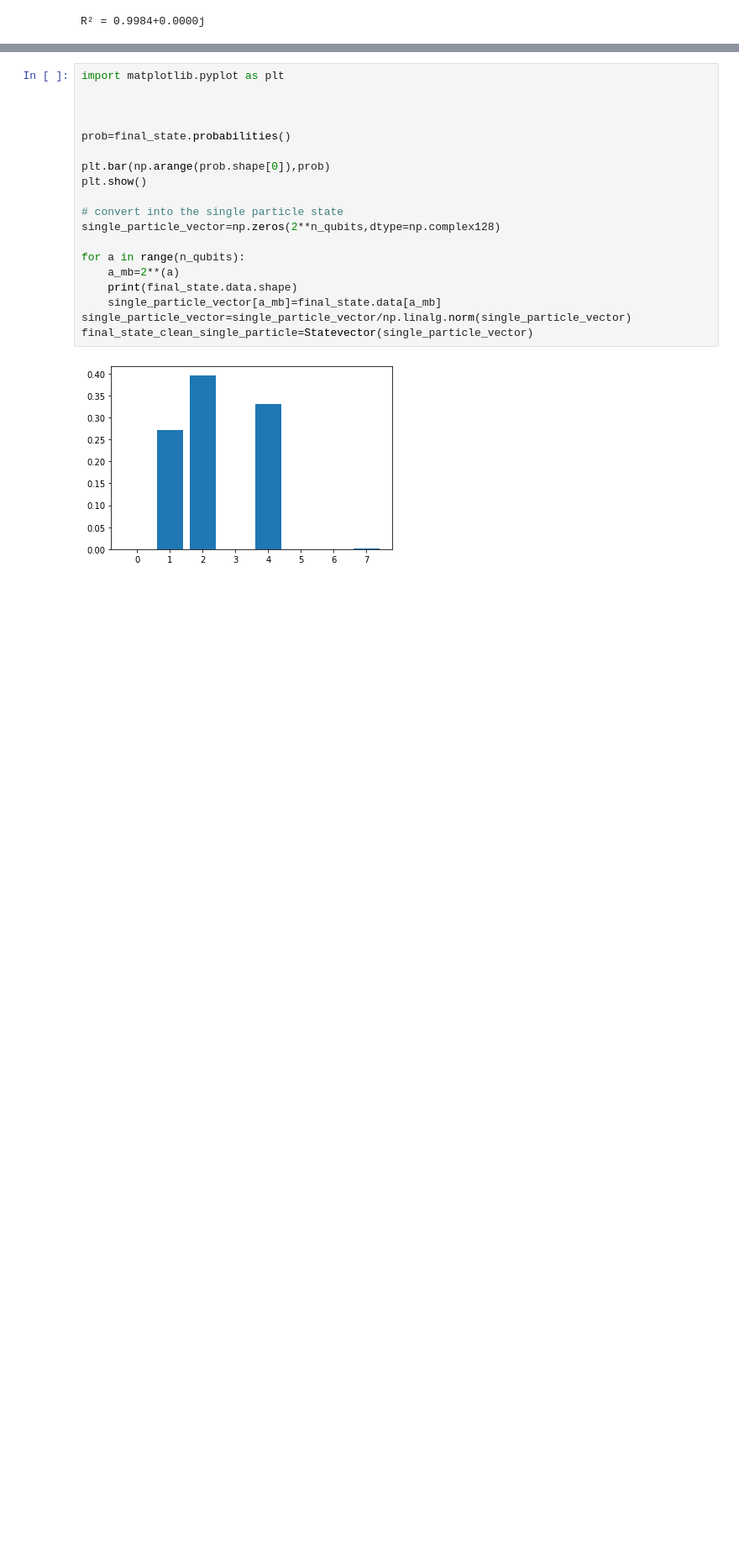
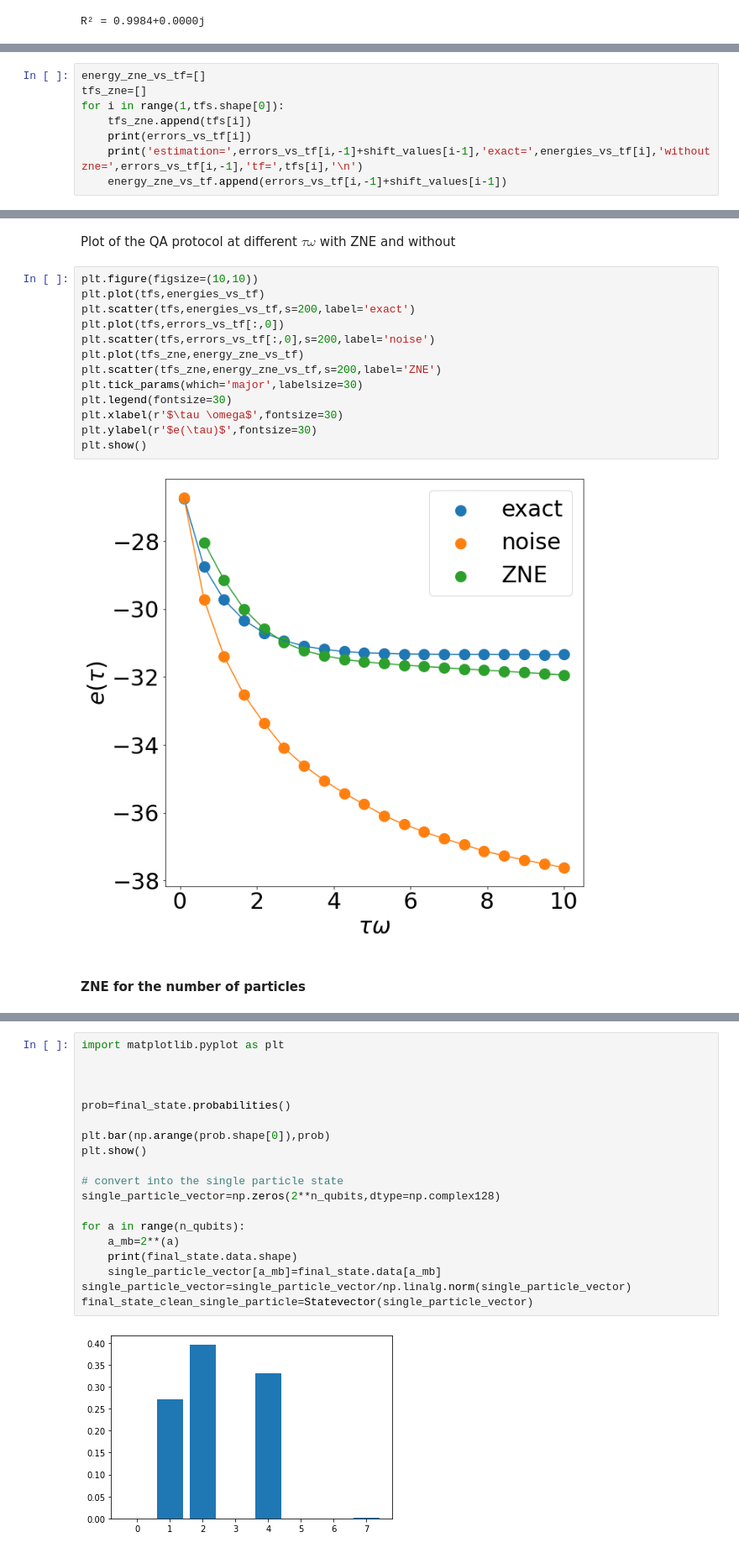
Before and after one commit to emacosta95/2nd_qa4nsm, a Jupyter notebook: ImplementationonQiskit.ipynb, the cells around one changed output, grey strips where cells are left out. Shown at 84% size. Saved outputs shown, nothing was run; the diff lists cells and outputs as text; blank space fills up the shorter version.

Commit message:
implement zne for both energy and particle number

```diff
--- a/ImplementationonQiskit.ipynb
+++ b/ImplementationonQiskit.ipynb
@@ -1006,0 +1413,8 @@ R² = 0.9984+0.0000j
+# %%
+energy_zne_vs_tf=[]
+tfs_zne=[]
+for i in range(1,tfs.shape[0]):
+    tfs_zne.append(tfs[i])
+    print(errors_vs_tf[i])
+    print('estimation=',errors_vs_tf[i,-1]+shift_values[i-1],'exact=',energies_vs_tf[i],'without zne=',errors_vs_tf[i,-1],'tf=',tfs[i],'\n')
+    energy_zne_vs_tf.append(errors_vs_tf[i,-1]+shift_values[i-1])
@@ -1006,0 +1439,19 @@ R² = 0.9984+0.0000j
+# %% [markdown]
+Plot of the QA protocol at different $\tau \omega$ with ZNE and without
+# %%
+plt.figure(figsize=(10,10))
+plt.plot(tfs,energies_vs_tf)
+plt.scatter(tfs,energies_vs_tf,s=200,label='exact')
+plt.plot(tfs,errors_vs_tf[:,0])
+plt.scatter(tfs,errors_vs_tf[:,0],s=200,label='noise')
+plt.plot(tfs_zne,energy_zne_vs_tf)
+plt.scatter(tfs_zne,energy_zne_vs_tf,s=200,label='ZNE')
+plt.tick_params(which='major',labelsize=30)
+plt.legend(fontsize=30)
+plt.xlabel(r'$\tau \omega$',fontsize=30)
+plt.ylabel(r'$e(\tau)$',fontsize=30)
+plt.show()
+# %% [output]
+[figure, added]
+# %% [markdown]
+#### ZNE for the number of particles
```
Also changed, not shown: parts of 13 cells of this notebook.
